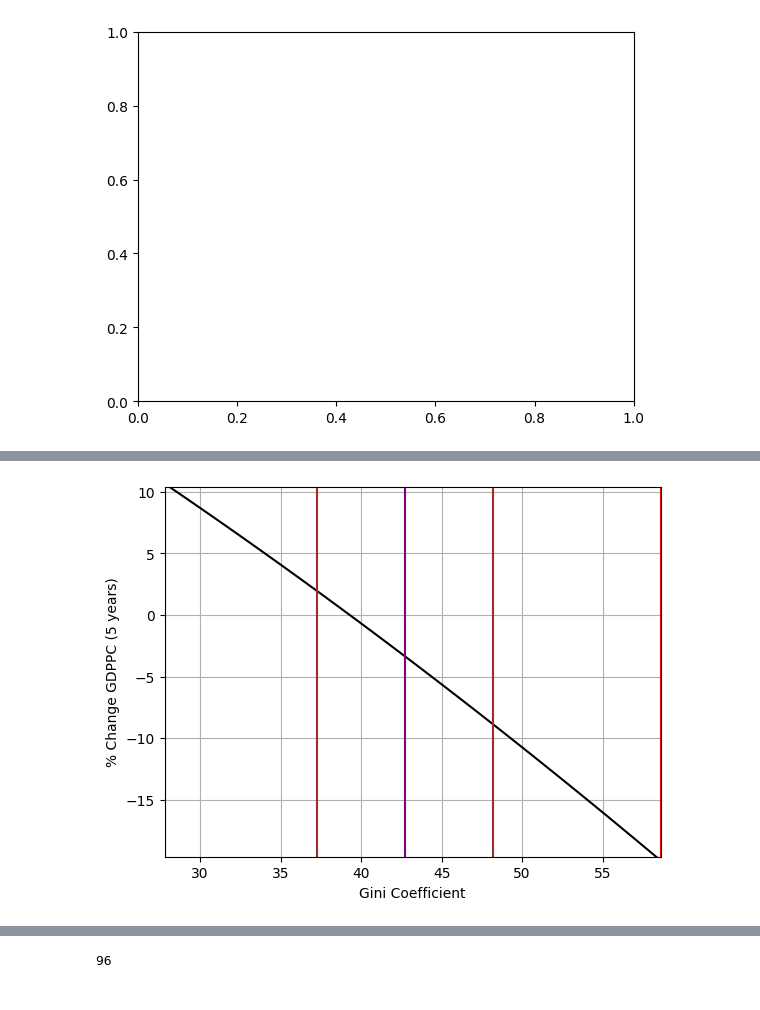
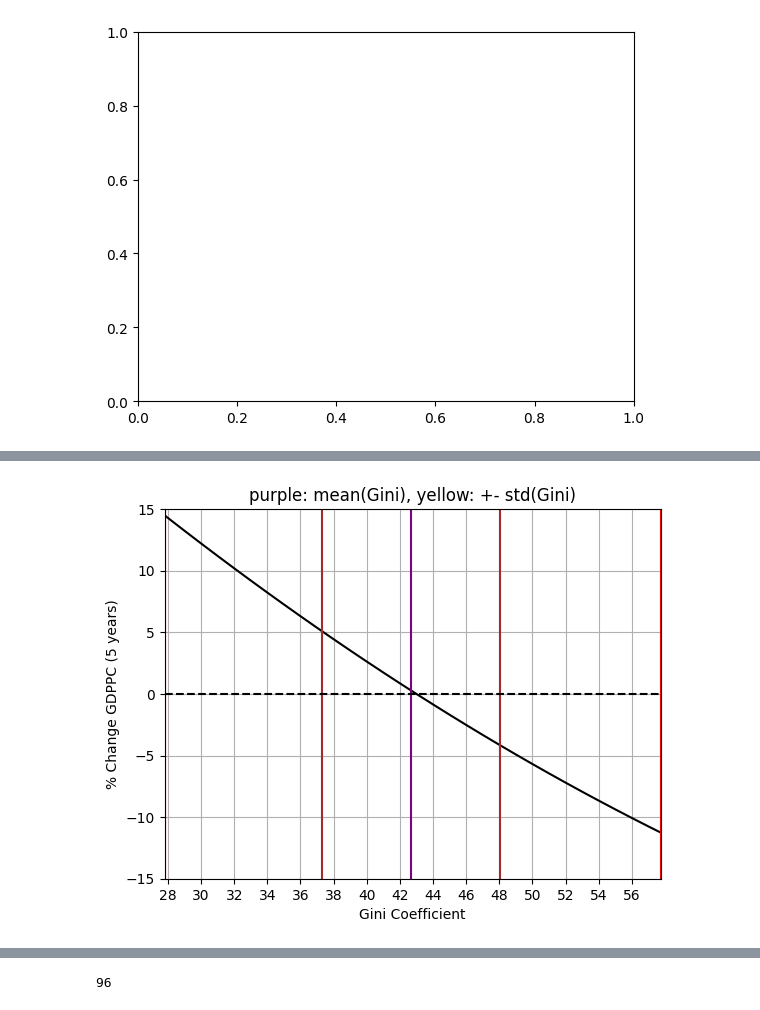
Before and after one commit to JTayMilli/GonGrowth, a Jupyter notebook: Data Processing.ipynb, the cells around one changed output, grey strips where cells are left out. Drawn from its saved outputs; the diff is of its cells as text; code cells hidden in the pictures.

Commit message:
Pretty Pretty Graphs

```diff
--- a/Data Processing.ipynb
+++ b/Data Processing.ipynb
@@ -425,6 +432,8 @@ South Asia (IDA & IBRD) not found in regex
 Sub-Saharan Africa (IDA & IBRD countries) not found in regex
 Upper middle income not found in regex
 World not found in regex
+# %%
+TGall = TGall.sort_values(by = ["Country", "Year"])
 # %%
 Pr = ( pd.read_excel("statistic_id262858_opec-oil-price-annually-1960-2024.xlsx", sheet_name="Data", skiprows = 4)
       .drop(columns = "Unnamed: 0")
@@ -493,16 +502,23 @@ TGall['IVGini'] = TGall['Gini'] - (TGall['lnGDPPC'].mul(AdjGDP))
 #TGall['IVGini'] = TGall['Gini'] - TGall['predIVGini']
 
 TGall['IVGini'] = TGall['IVGini'].replace(0, np.nan)
-TGall['IVGinim5'] = TGall["IVGini"].shift(5)
+TGall['IVGinim5'] = TGall.groupby('Country')["IVGini"].shift(5)
 
 TGall["IVlnGG"] = TGall["lnGDPPC"].mul(TGall['IVGini'])
-TGall["IVlnGGm5"] = TGall["IVlnGG"].shift(5)
+TGall["IVlnGGm5"] = TGall.groupby('Country')["IVlnGG"].shift(5)
 
 TGall['IVGini2m5'] = TGall['IVGinim5'].mul(TGall['IVGinim5'])
 TGall['IVlnGG2m5'] = TGall['IVGini2m5'].mul(TGall['lnGDPPCm5'])
 
 TGall['IVGini3m5'] = TGall['IVGinim5'].mul(TGall['IVGinim5']).mul(TGall['IVGinim5'])
 TGall['IVlnGG3m5'] = TGall['IVGini2m5'].mul(TGall['lnGDPPCm5']).mul(TGall['IVGinim5'])
+
+TGall['IVRellnGGm5'] = TGall['RellnGDPPCm5'] * TGall["IVGinim5"]
+TGall['IVRellnGG2m5'] = TGall['RellnGDPPCm5'] * TGall["IVGini2m5"]
+TGall = TGall.rename(columns = {"RelGDPPC_x": "RelGDPPC"})
+TGall['RelGDPPCm5'] = TGall.groupby('Country')['RelGDPPC'].shift(5)
+TGall['IVRelGGm5'] = TGall['RelGDPPCm5'] * TGall["IVGinim5"]
+TGall['IVRelGG2m5'] = TGall['RelGDPPCm5'] * TGall["IVGini2m5"]
 
 #################### GDPPC 2
 """
@@ -615,7 +631,7 @@ TGall.HDI = TGall.HDI.mul(100)
 TGall = TGall.merge(GNId, on = ['Country', 'Year'], how = "left")
 # %%
 TGall["lnHDI"] = np.log(TGall["HDI"])
-TGall["lnHDIm5"] = TGall["lnHDI"].shift(5)
+TGall["lnHDIm5"] = TGall.groupby('Country')["lnHDI"].shift(5)
 TGall["GHDIm5"] = TGall["lnHDIm5"].mul(TGall["Ginim5"])
 TGall["GHDI2m5"] = TGall["lnHDIm5"].mul(TGall["Gini2m5"])
 # %% [markdown]
@@ -938,0 +934,3 @@ Index(['Country', 'Year', 'CTFP', 'CWTFP', 'TFP', 'WTFP', 'Gini', 'gini_disp',
+# %%
+TGall = TGall.rename(columns = {'GDPPC_y': 'GDPPC'})
+TGall.columns
@@ -940,6 +954,8 @@ Index(['Country', 'Year', 'CTFP', 'CWTFP', 'TFP', 'WTFP', 'Gini', 'gini_disp',
 #X = TGall[["Year", "Country", "IVlnGGm5","IVGinim5", "lnGDPPC", "lnGDPPCm5", 'IVGini2m5', 'IVlnGG2m5', 'IVGini3m5', 'IVlnGG3m5', "IVlnG2Gm5", "IVlnG2G2m5", "IVlnG2G3m5", 'lnGDPPC2m5', "n", "OPS", "TWWIavg"]].replace(0,np.nan).dropna()
 #X = TGall[["Year", "Country", "IVlnGGm5","IVGinim5", "d5pGDPPC", "lnGDPPCm5", 'IVGini2m5', 'IVlnGG2m5', 'IVGini3m5', 'IVlnGG3m5', "n", "OPS", "TWWIavg", "dpTWWIavg"]].replace(0,np.nan).dropna()
 X = TGall[["Year", "Country", "IVlnGGm5","IVGinim5", "lnGDPPC", "lnGDPPCm5", 'IVGini2m5', 'IVlnGG2m5', "n", "OPS", "TWWIavg", "dpTWWIavg"]].replace(0,np.nan).dropna()
+#X = TGall[["Year", "Country", "IVlnGGm5","IVGinim5", "lnGDPPC", "lnGDPPCm5", 'IVGini2m5', 'IVlnGG2m5', "n", "OPS", "TWWIavg", "dpTWWIavg", 'RelGDPPCm5', 'IVRelGGm5', 'IVRelGG2m5']].replace(0,np.nan).dropna()
+
 X = X[(np.abs(stats.zscore(X.drop(columns = ["Year", "Country"]))) < 3).all(axis=1)]
 X = X.groupby('Country').filter(lambda x: len(x) >= 5) #remove countries with less then 4 data points
 X = X.groupby('Year').filter(lambda x: len(x) >= 10) #remove years with less then 10 entries
@@ -960,9 +976,11 @@ Arti = pd.DataFrame(columns = X.columns)
 
 Arti['IVGinim5'] = range(1,100) ###This goes first!
 
-Arti['Country'] = 'France'
-Arti['Year'] = 2005
+Arti['Country'] = 'Gabon'
+Arti['Year'] = 1990
 Arti['lnGDPPCm5'] = 11
+#Arti['GDPPCm5'] = np.exp(Arti['lnGDPPCm5'][0])
+
 #Arti['lnGDPPC2m5'] = Arti['lnGDPPCm5'] ** 2
 Arti['n'] = X.n.mean()
 Arti['OPS'] = X.OPS.mean()
@@ -977,17 +995,28 @@ Arti['IVlnGG2m5'] = Arti['IVGini2m5'] * Arti['lnGDPPCm5']
 #Arti['IVlnGG3m5'] = Arti['IVGini3m5'] * Arti['lnGDPPCm5']
 
 """
+Arti['RelGDPPCm5'] = Arti['GDPPCm5'][0] / TGall[TGall.Year == Arti.Year[0]].GDPPCm5.max()
+Arti['IVRelGGm5'] = Arti['RelGDPPCm5'] * Arti['IVGinim5']
+Arti['IVRelGG2m5'] = Arti['RelGDPPCm5'] * Arti['IVGini2m5']
+
+
+Arti['RellnGDPPCm5'] = Arti['lnGDPPCm5'][0] / X[X.Year == Arti.Year[0] - 5].lnGDPPC.max()
+Arti['IVRellnGGm5'] = Arti['RellnGDPPCm5'] * Arti['IVGinim5']
+Arti['IVRellnGG2m5'] = Arti['RellnGDPPCm5'] * Arti['IVGini2m5']
+
 Arti['IVlnG2Gm5'] = Arti['IVGinim5'] * Arti['lnGDPPC2m5']
 Arti['IVlnG2G2m5'] = Arti['IVGini2m5'] * Arti['lnGDPPC2m5']
 Arti['IVlnG2G3m5'] = Arti['IVGini3m5'] * Arti['lnGDPPC2m5']
 """
 
 Arti['pred'] = ission.B0[0] + ission[str(Arti['Year'][0])][0] + ission[Arti['Country'][0]][0] #str(Arti['Year'][0]) gets fixed effect for that year
-for column in Arti.drop(columns = ["Year", "Country", "lnGDPPC", "pred"]):
+for column in Arti.drop(columns = ["Year", "Country", "lnGDPPC", "pred"]): #, 'GDPPCm5'
     i = column
     Arti['pred'] = Arti['pred'] + (Arti[i]  * ission[i][0])
+
 Arti['pred'] = Arti['pred'] - Arti['lnGDPPCm5']
-Arti['pred'] = Arti['pred'] * 100
+Arti['pred'] = (Arti['pred']) * 100
+Arti['pred'] = Arti['pred'] - Arti['pred'][int(X.IVGinim5.mean())] # make mean = 0
 """
 Arti['pred'] = ( 5.319 + (Arti['IVGinim5'] * -2.107e-01)
                 #- meandelta
@@ -1000,41 +1029,41 @@ Arti['pred'] = ( 5.319 + (Arti['IVGinim5'] * -2.107e-01)
 
 Arti
 ax = sns.lineplot(data=Arti[['IVGinim5', 'pred']], x = 'IVGinim5', y = 'pred', color = "Black")
-ax.set_xticks(range(0,101, 5))
+ax.set_xticks(range(0,101, 2))
 #ax.set_yticks(range(-20, 111, 10))
 ax.axvline(x = X.IVGinim5.min(),    # Line on x = 2
            ymin = 100, # Bottom of the plot
            ymax = -100,
            color = 'red') # Top of the plot
 ax.axvline(x = X.IVGinim5.max(),    # Line on x = 2
            ymin = 100, # Bottom of the plot
            ymax = -100,
            color = 'red') # Top of the plot
 ax.axvline(x = X.IVGinim5.mean(),    # Line on x = 2
            ymin = 100, # Bottom of the plot
            ymax = -100,
            color = 'purple') # Top of the plot
 ax.axvline(x = X.IVGinim5.mean() - X.IVGinim5.std(),    # Line on x = 2
            ymin = 100, # Bottom of the plot
            ymax = -100,
            color = 'brown') # Top of the plot
 ax.axvline(x = X.IVGinim5.mean() + X.IVGinim5.std(),    # Line on x = 2
            ymin = 100, # Bottom of the plot
            ymax = -100,
            color = 'brown') # Top of the plot
-#ax.axhline(y = X.IVGinim5.mean(),    # Line on x = 2ymin = 100, # Bottom of the plot ymax = -100, color = 'purple') # Top of the plot
-ax.set_ylim(Arti['pred'][int(X.IVGinim5.mean())+1]-15, Arti['pred'][int(X.IVGinim5.mean())+1]+15)
+ax.axhline(y = 0, color = "black", linestyle = '--')   # Line on x = 2ymin = 100, # Bottom of the plot ymax = -100, color = 'purple') # Top of the plot
+ax.set_ylim(Arti['pred'][int(X.IVGinim5.mean())]-15, Arti['pred'][int(X.IVGinim5.mean())]+15)
 ax.set_xlim(X.IVGinim5.min(), X.IVGinim5.max())
 ax.set_xlabel("Gini Coefficient")
 ax.set_ylabel("% Change GDPPC (5 years)")
-ax.set_label("purple: mean(Gini), yellow: +- std(Gini)")
+ax.set_title("purple: mean(Gini), yellow: +- std(Gini)")
 plt.grid()
 plt.show()
 
 ## Create a column that has the max of each year for relative gdppc
 
 ##Answers don't make sense with IV that I created
 ## Answers don't make sense when whne taken to the the third degree
 # %% [output]
-[figure, old version]
+[figure, new version]
 # %%
```
Also changed, not shown: parts of 14 cells of this notebook, 2 other files.
